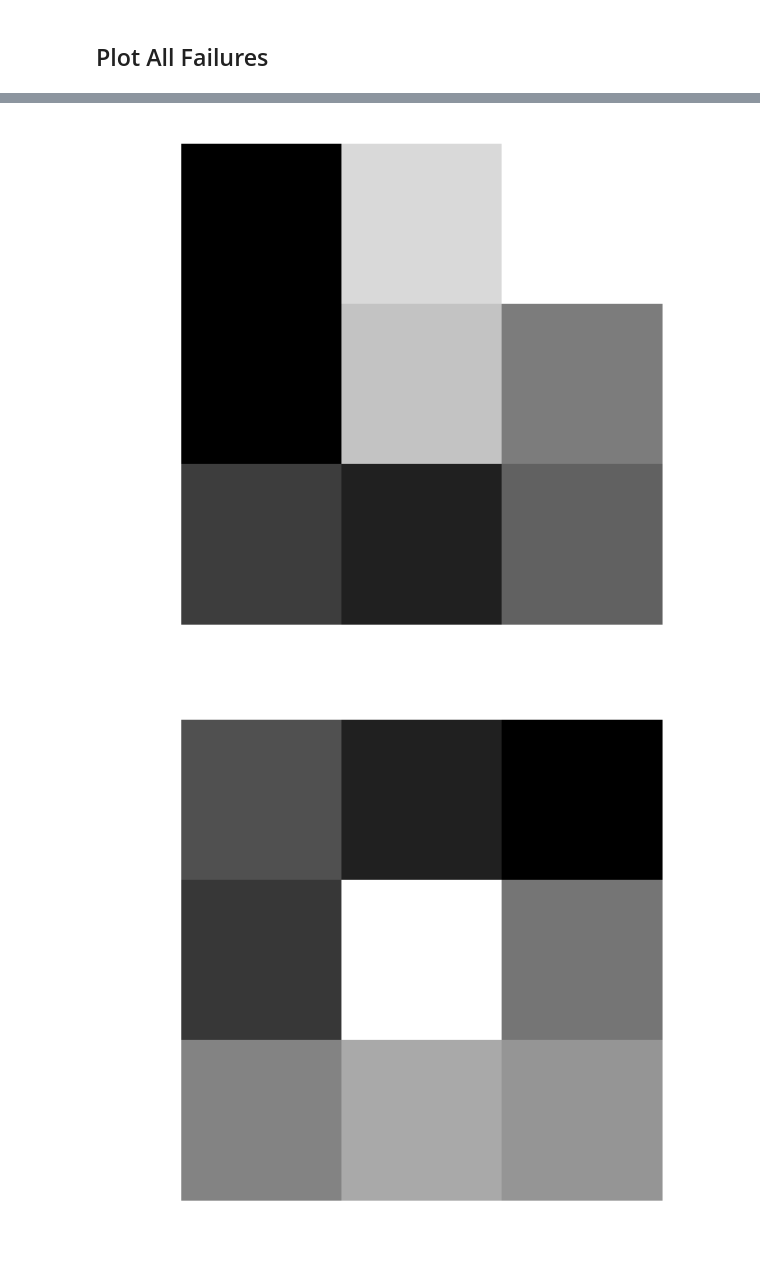
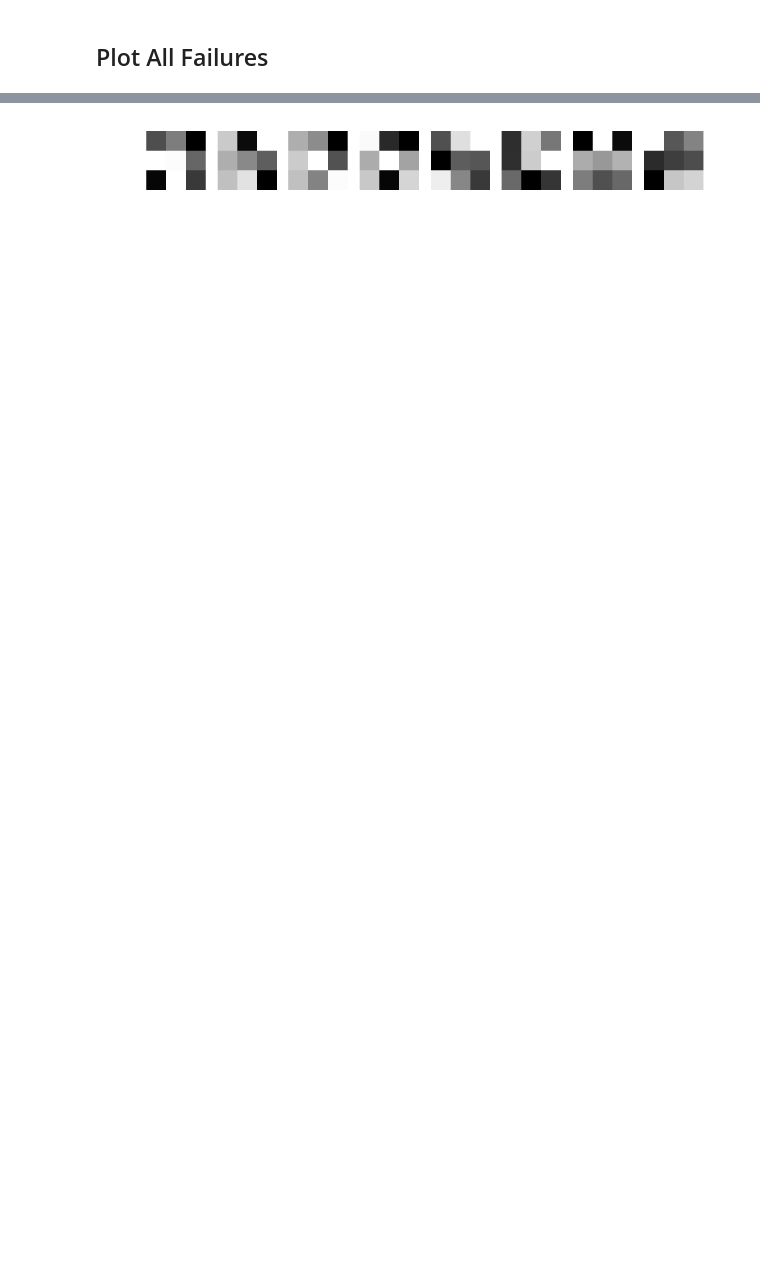
Before and after one commit to steedly/Reading, a Jupyter notebook: mnist.ipynb, the cells around one changed output, grey strips where cells are left out. Saved outputs shown, nothing was run; the diff lists cells and outputs as text; code cells hidden in the pictures; blank space fills up the shorter version.

```diff
--- a/mnist.ipynb
+++ b/mnist.ipynb
@@ -89,6 +89,9 @@ import torch.nn.functional as F
 import torch.optim as optim
 from torchvision import datasets, transforms
 from torch.autograd import Variable
+# %%
+# Control the resolution of figures plotted below. 200 dpi works well on my macbook
+plt.rcParams['figure.dpi'] = 200
 # %%
 # Training settings
 class Args:
@@ -184,0 +198,12 @@ loss_criterion = nn.CrossEntropyLoss(reduction='sum')
+# %%
+# Generate a random input and run it forward
+batch_size = 1
+input = torch.randn(batch_size,1,28,28)
+output = model(input)
+
+# Run the backward pass, which generates the graph
+model.zero_grad()
+output.backward(torch.randn(batch_size,10))
+
+# Print the graph
+print_graph(output.grad_fn)
@@ -522,7 +581,7 @@ def plot_kernels(conv_layer):
     #np.linalg.svd()
 
     for row in range(0,out_dim):
-        fig, ax = plt.subplots(1, in_dim, dpi=200)
+        fig, ax = plt.subplots(1, in_dim)
         for col in range(0,in_dim):
             if in_dim>1:
                 col_ax = ax[col]
@@ -532,7 +591,6 @@ def plot_kernels(conv_layer):
             col_ax.axis('off')
         plt.show()
 # %%
-plot_kernels(model.state_dict()['conv1.weight'])
+plot_kernels(model.state_dict()['conv1.weight'].permute(1,0,2,3))
 # %% [output]
-[figure, old version]
+[figure, new version]
-[figure, removed]
```
Also changed, not shown: parts of 13 cells of this notebook.
